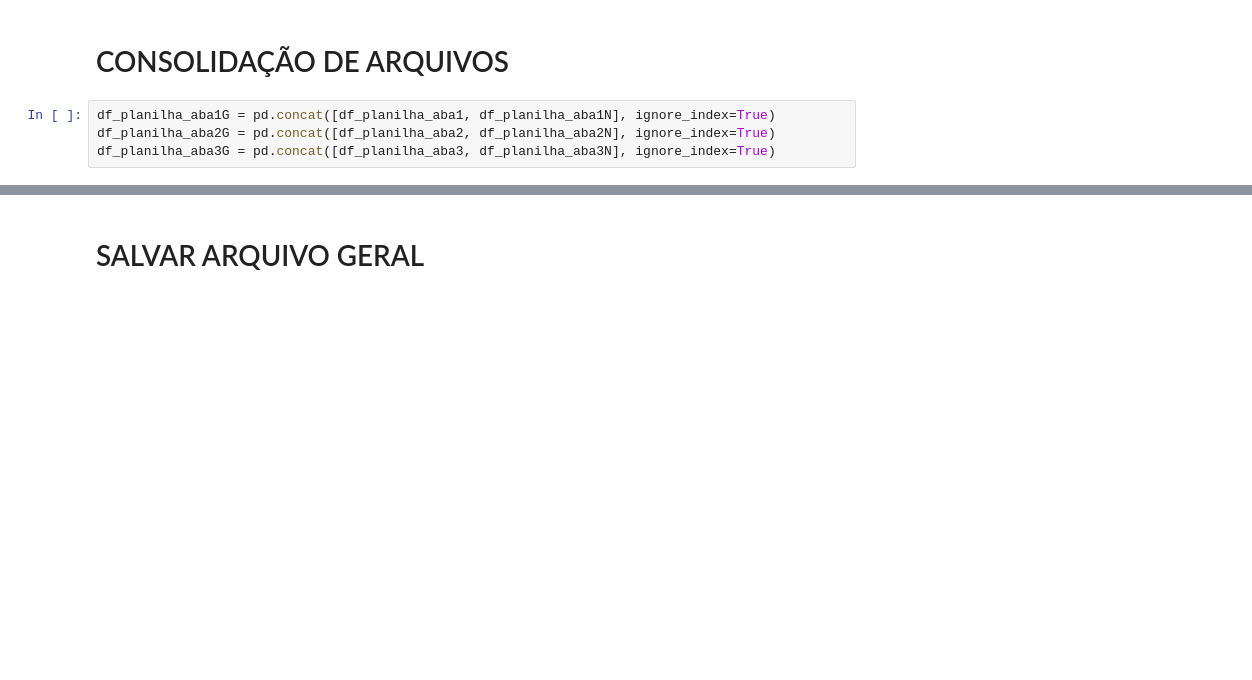
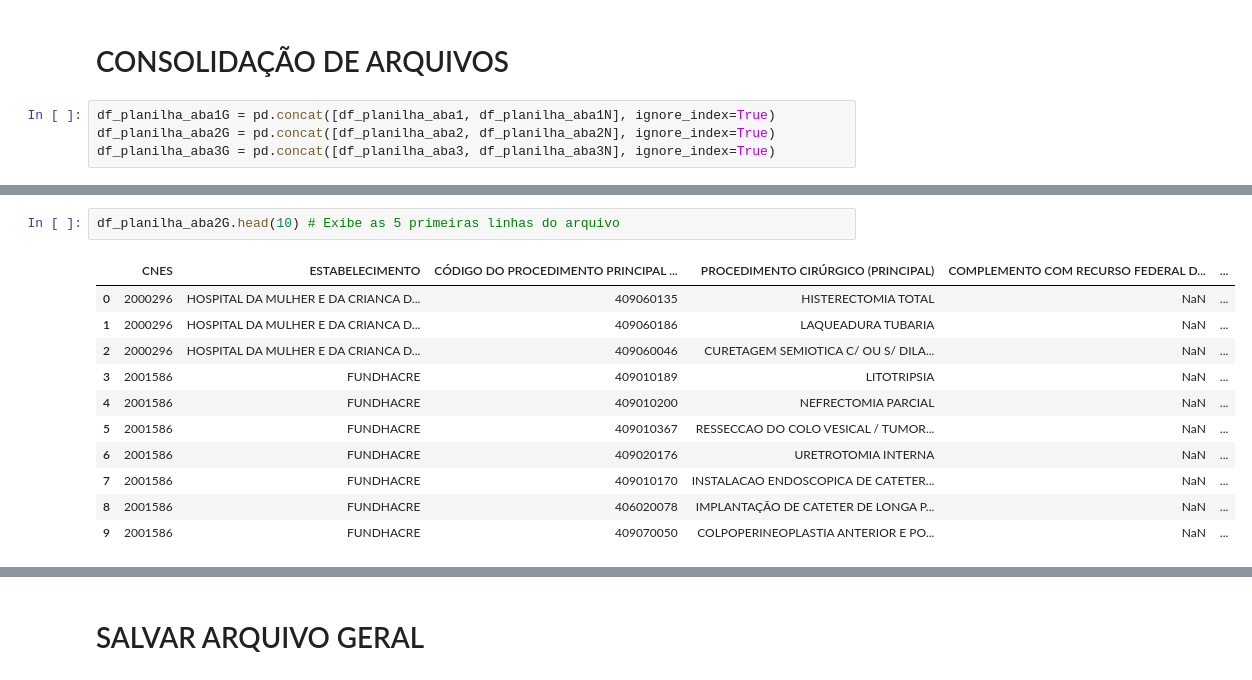
Before and after one commit to otavioaugust1/CONSOLIDACAO_PORTARIA_90, a Jupyter notebook: consolidar.ipynb, the cells around one changed output, grey strips where cells are left out. Cells and saved outputs as stored; diff of their text form; blank space fills up the shorter version.

```diff
--- a/consolidar.ipynb
+++ b/consolidar.ipynb
@@ -379,0 +404,14 @@ df_planilha_aba3G = pd.concat([df_planilha_aba3, df_planilha_aba3N], ignore_inde
+# %%
+df_planilha_aba2G.head(10) # Exibe as 5 primeiras linhas do arquivo
+# %% [output]
+|  | CNES | ESTABELECIMENTO | CÓDIGO DO PROCEDIMENTO PRINCIPAL ... | PROCEDIMENTO CIRÚRGICO (PRINCIPAL) | COMPLEMENTO COM RECURSO FEDERAL D... | ... |
+| 0 | 2000296 | HOSPITAL DA MULHER E DA CRIANCA D... | 409060135 | HISTERECTOMIA TOTAL | NaN | ... |
+| 1 | 2000296 | HOSPITAL DA MULHER E DA CRIANCA D... | 409060186 | LAQUEADURA TUBARIA | NaN | ... |
+| 2 | 2000296 | HOSPITAL DA MULHER E DA CRIANCA D... | 409060046 | CURETAGEM SEMIOTICA C/ OU S/ DILA... | NaN | ... |
+| 3 | 2001586 | FUNDHACRE | 409010189 | LITOTRIPSIA | NaN | ... |
+| 4 | 2001586 | FUNDHACRE | 409010200 | NEFRECTOMIA PARCIAL | NaN | ... |
+| 5 | 2001586 | FUNDHACRE | 409010367 | RESSECCAO DO COLO VESICAL / TUMOR... | NaN | ... |
+| 6 | 2001586 | FUNDHACRE | 409020176 | URETROTOMIA INTERNA | NaN | ... |
+| 7 | 2001586 | FUNDHACRE | 409010170 | INSTALACAO ENDOSCOPICA DE CATETER... | NaN | ... |
+| 8 | 2001586 | FUNDHACRE | 406020078 | IMPLANTAÇÃO DE CATETER DE LONGA P... | NaN | ... |
+| 9 | 2001586 | FUNDHACRE | 409070050 | COLPOPERINEOPLASTIA ANTERIOR E PO... | NaN | ... |
```
Also changed, not shown: parts of 11 cells of this notebook.
